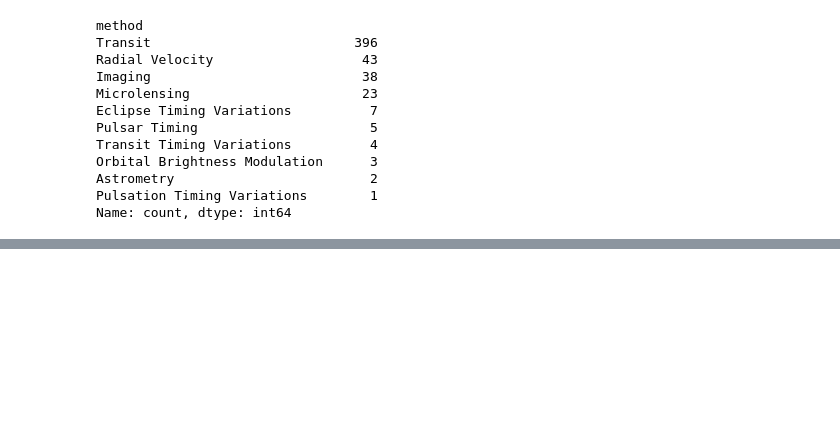
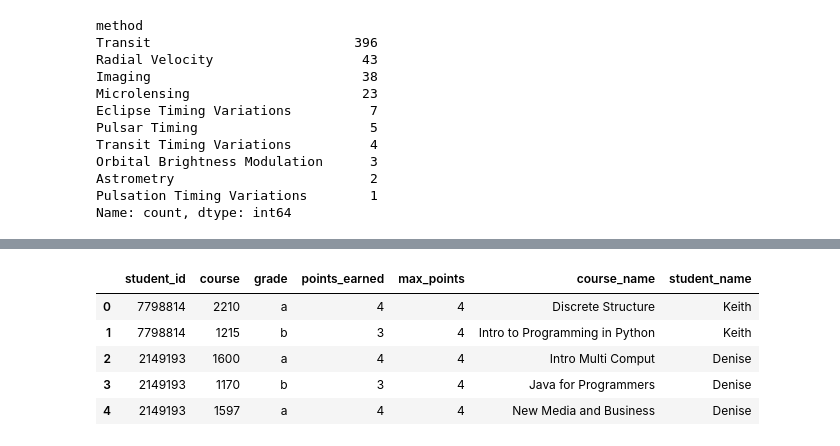
Before and after one commit to drod75/cisc3225, a Jupyter notebook: homework_3.ipynb, the cells around one changed output, grey strips where cells are left out. Saved outputs shown, nothing was run; the diff lists cells and outputs as text; code cells hidden in the pictures; blank space fills up the shorter version.

```diff
--- a/homework_3.ipynb
+++ b/homework_3.ipynb
@@ -302,0 +231,11 @@ Name: count, dtype: int64
+# %%
+s16_courses = pd.merge(s16_df, courses_df, left_on='course', right_on='id', how='left')
+s16_courses = s16_courses.merge(students_df, left_on='student_id', right_on='id', how='left').drop(['id_y', 'id_x'], axis=1).rename(columns={'name_x':'course_name', 'name_y':'student_name'})
+s16_courses.head()
+# %% [output]
+|  | student_id | course | grade | points_earned | max_points | course_name | student_name |
+| 0 | 7798814 | 2210 | a | 4 | 4 | Discrete Structure | Keith |
+| 1 | 7798814 | 1215 | b | 3 | 4 | Intro to Programming in Python | Keith |
+| 2 | 2149193 | 1600 | a | 4 | 4 | Intro Multi Comput | Denise |
+| 3 | 2149193 | 1170 | b | 3 | 4 | Java for Programmers | Denise |
+| 4 | 2149193 | 1597 | a | 4 | 4 | New Media and Business | Denise |
```
Also changed, not shown: parts of 83 cells of this notebook.
